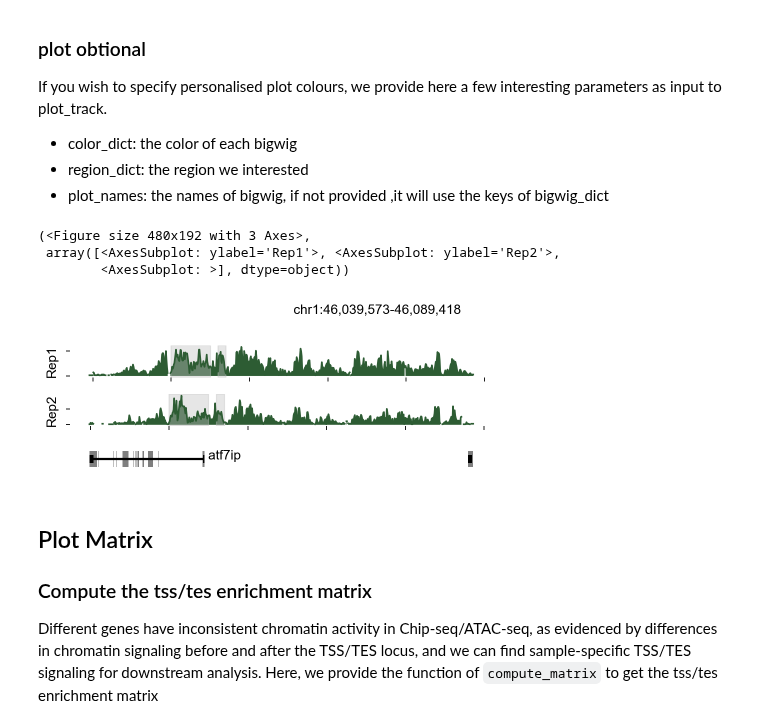
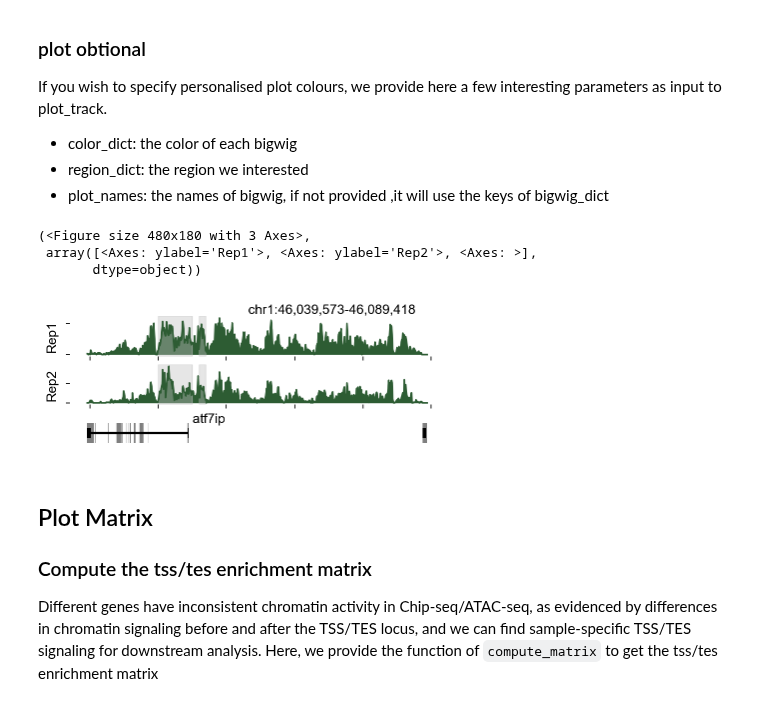
Before and after one commit to aristoteleo/epione, a Jupyter notebook: epione_guide/tutorials/bulk/t_bulk_visualize.ipynb, the cells around one changed output. Drawn from its saved outputs; the diff is of its cells as text; code cells hidden in the pictures.

```diff
--- a/epione_guide/tutorials/bulk/t_bulk_visualize.ipynb
+++ b/epione_guide/tutorials/bulk/t_bulk_visualize.ipynb
@@ -21,8 +49,8 @@ We first prepare a directory of bigwig files that we need to visualise. epiverse
 We provide the directory in dictionary format.
 # %%
 bw_dict={
-    'oocyte_H3K4me1_rep1':'data/GSE114954_RAW/GSM3359495_oocyte_H3K4me1_rep1.bw',
-    'oocyte_H3K4me1_rep2':'data/GSE114954_RAW/GSM3359496_oocyte_H3K4me1_rep2.bw'
+    'oocyte_H3K4me1_rep1':'data/GSM3359495_oocyte_H3K4me1_rep1.bw',
+    'oocyte_H3K4me1_rep2':'data/GSM3359496_oocyte_H3K4me1_rep2.bw'
 }
 bw_obj=epi.bulk.bigwig(bw_dict)
 bw_obj.read()
@@ -34,5 +63,5 @@ bw_obj.read()
 
 (nonecessary) When we visualise chromosomal regions, we usually want to see genetic information as well. This is where we can provide gtf files as input.
 # %%
-bw_obj.load_gtf('gtf/danRer7.refGene.gtf.gz')
+bw_obj.load_gtf('genome/danRer7.refGene.gtf.gz')
 # %% [output]
@@ -49,8 +80,8 @@ If you wish to specify personalised plot colours, we provide here a few interest
 - plot_names: the names of bigwig, if not provided ,it will use the keys of bigwig_dict
 # %%
 color_dict={
-    'oocyte_H3K4me1_rep1':ov.utils.green_color[3],
-    'oocyte_H3K4me1_rep2':ov.utils.green_color[3]
+    'oocyte_H3K4me1_rep1':epi.pl.green_color[3],
+    'oocyte_H3K4me1_rep2':epi.pl.green_color[3]
 }
 region_dict={
     'region1':[46050000, 46050000+5000],
@@ -58,14 +89,14 @@ region_dict={
 }
 # %%
 bw_obj.plot_track(chrom='chr1',chromstart=46039573,chromend=46089418,
-                  plot_names=['Rep1','Rep2'],figwidth=6,figheight=0.8,
+                  plot_names=['Rep1','Rep2'],figwidth=6,figheight=1.5,
                   color_dict=color_dict,
                   region_dict=region_dict)
 # %% [output]
-(<Figure size 480x192 with 3 Axes>,
- array([<AxesSubplot: ylabel='Rep1'>, <AxesSubplot: ylabel='Rep2'>,
-        <AxesSubplot: >], dtype=object))
+(<Figure size 480x180 with 3 Axes>,
+ array([<Axes: ylabel='Rep1'>, <Axes: ylabel='Rep2'>, <Axes: >],
+       dtype=object))
-[figure, old version]
+[figure, new version]
 # %% [markdown]
 ## Plot Matrix
 
```
Also changed, not shown: parts of 18 cells of this notebook, 9 other files.
